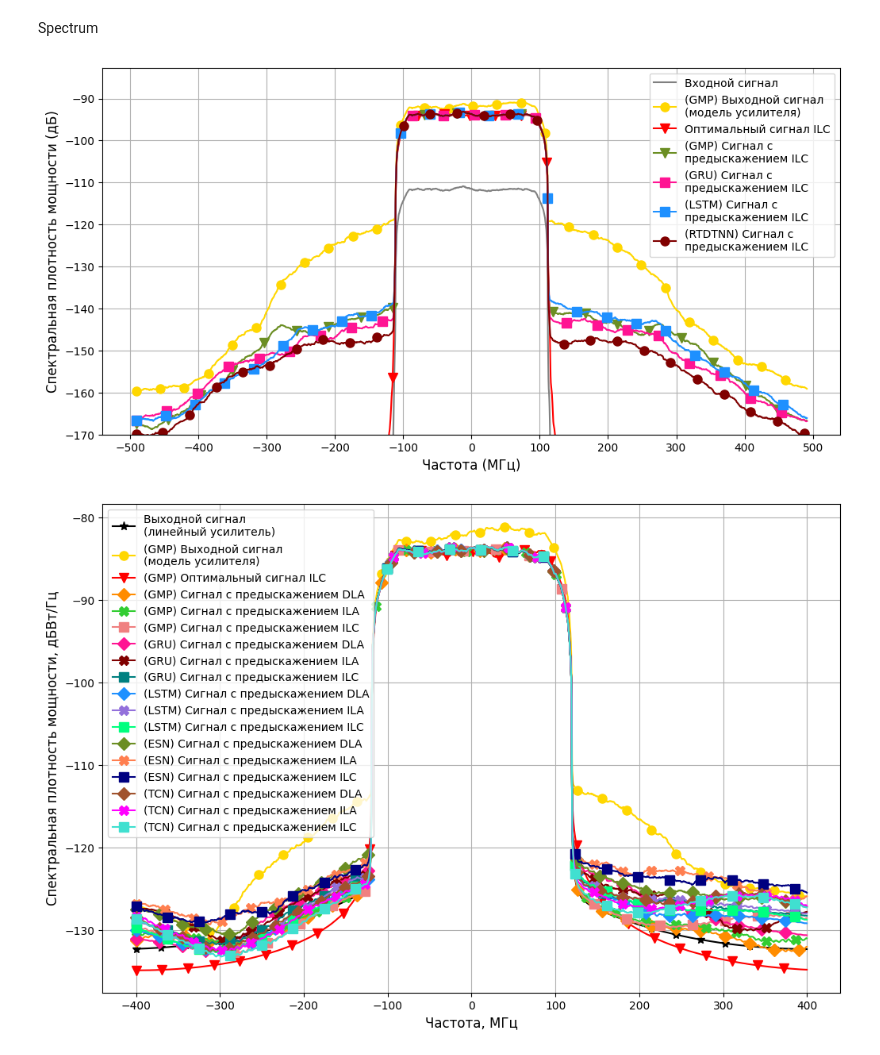
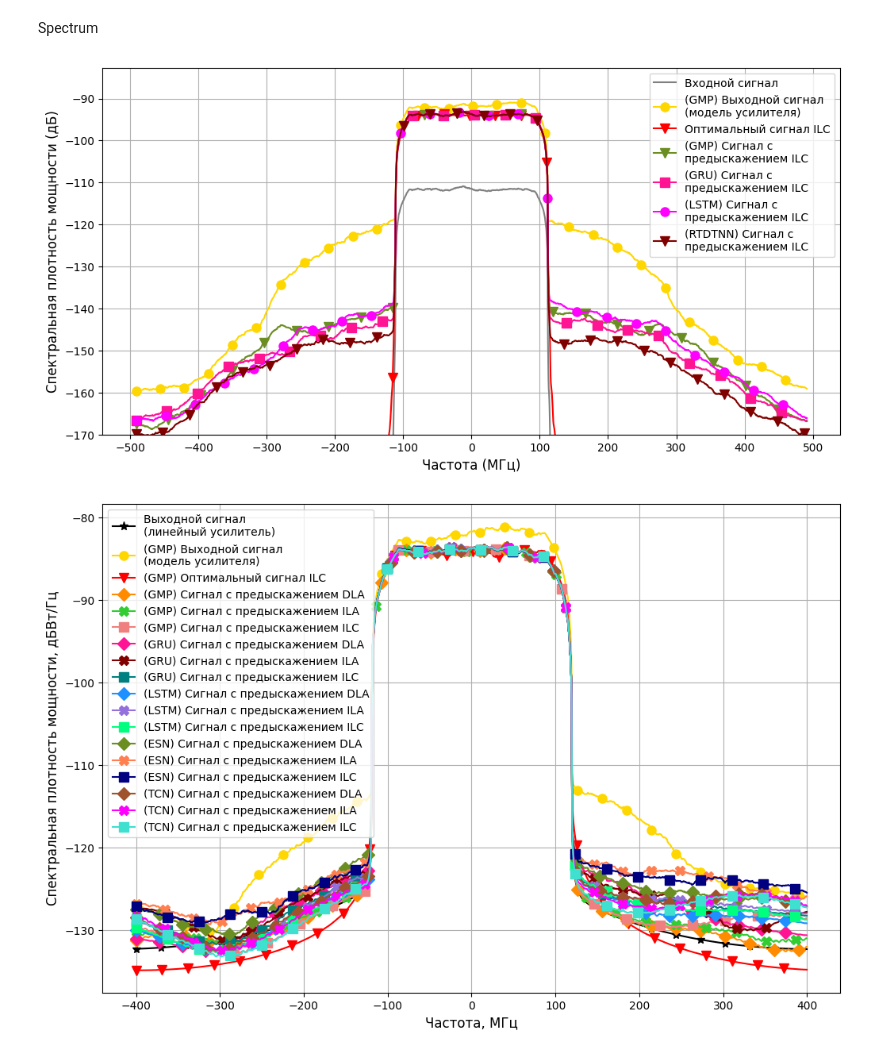
Before and after one commit to pasmornov-m/DPD_Research, a Jupyter notebook: main.ipynb, the cells around one changed output. Cells and saved outputs as stored; diff of their text form; code cells hidden in the pictures.

```diff
--- a/main.ipynb
+++ b/main.ipynb
@@ -213,7 +218,7 @@ lstm_train_props = {
     "hidden_size": 32,
     "num_layers": 1,
     "bidirectional": False,
-    "lr": 0.001,
+    "lr": 0.01,
     "epochs": 400,
     "acpr_meter": acpr_meter
 }
@@ -590,38 +595,38 @@ plt.plot(freqs / 1e6, spectrum_gru_y_val_ilc,
          marker='s', markevery=115, markersize=markersize)
 
 # plt.plot(freqs / 1e6, spectrum_lstm_y_val_dla, color='mediumpurple', label='(LSTM) Сигнал с предыскажением DLA')
 # plt.plot(freqs / 1e6, spectrum_lstm_y_val_ila, color='springgreen', label='(LSTM) Сигнал с предыскажением ILA')
 plt.plot(freqs / 1e6, spectrum_lstm_y_val_ilc,
-         color='dodgerblue', label='(LSTM) Сигнал с \nпредыскажением ILC',
-         marker='s', markevery=110, markersize=markersize)
+         color='fuchsia', label='(LSTM) Сигнал с \nпредыскажением ILC',
+         marker='o', markevery=110, markersize=markersize)
 
 # plt.plot(freqs / 1e6, spectrum_esn_y_val_dla, color='olivedrab', label='(ESN) Сигнал с предыскажением DLA')
 # plt.plot(freqs / 1e6, spectrum_esn_y_val_ila, color='coral', label='(ESN) Сигнал с предыскажением ILA')
 # plt.plot(freqs / 1e6, spectrum_esn_y_val_ilc, color='navy', label='(ESN) Сигнал с предыскажением ILC')
 
 # plt.plot(freqs / 1e6, spectrum_tcn_y_val_dla, color='sienna', label='(TCN) Сигнал с предыскажением DLA')
-# plt.plot(freqs / 1e6, spectrum_tcn_y_val_ila, color='fuchsia', label='(TCN) Сигнал с предыскажением ILA')
+# plt.plot(freqs / 1e6, spectrum_tcn_y_val_ila, color='dodgerblue', label='(TCN) Сигнал с предыскажением ILA')
 # plt.plot(freqs / 1e6, spectrum_tcn_y_val_ilc, color='turquoise', label='(TCN) Сигнал с предыскажением ILC')
 
 # plt.plot(freqs / 1e6, spectrum_densenet_y_val_dla, color='brown', label='(DENSENET) Сигнал с предыскажением DLA')
 # plt.plot(freqs / 1e6, spectrum_densenet_y_val_ila, color='hotpink', label='(DENSENET) Сигнал с предыскажением ILA')
 # plt.plot(freqs / 1e6, spectrum_densenet_y_val_ilc, color='teal', label='(DENSENET) Сигнал с предыскажением ILC')
 
 # plt.plot(freqs / 1e6, spectrum_rtdtnn_y_val_dla, color='hotpink', label='(RTDTNN) Сигнал с предыскажением DLA')
 # plt.plot(freqs / 1e6, spectrum_rtdtnn_y_val_ila, color='brown', label='(RTDTNN) Сигнал с предыскажением ILA')
 plt.plot(freqs / 1e6, spectrum_rtdtnn_y_val_ilc,
          color='maroon', label='(RTDTNN) Сигнал с \nпредыскажением ILC',
-         marker='o', markevery=100, markersize=markersize)
+         marker='v', markevery=100, markersize=markersize)
 
 plt.xlabel(xlabel, fontsize=fontsize)
 plt.ylabel(ylabel, fontsize=fontsize)
 plt.legend()
 plt.ylim(bottom=-170)
 plt.xticks(np.arange(-500, 600, 100))
 plt.grid()
 plt.show()
 # %% [output]
-[figure, old version]
+[figure, new version]
 # %%
 
 
```
Also changed, not shown: parts of 1 cell of this notebook, 6 other files.
